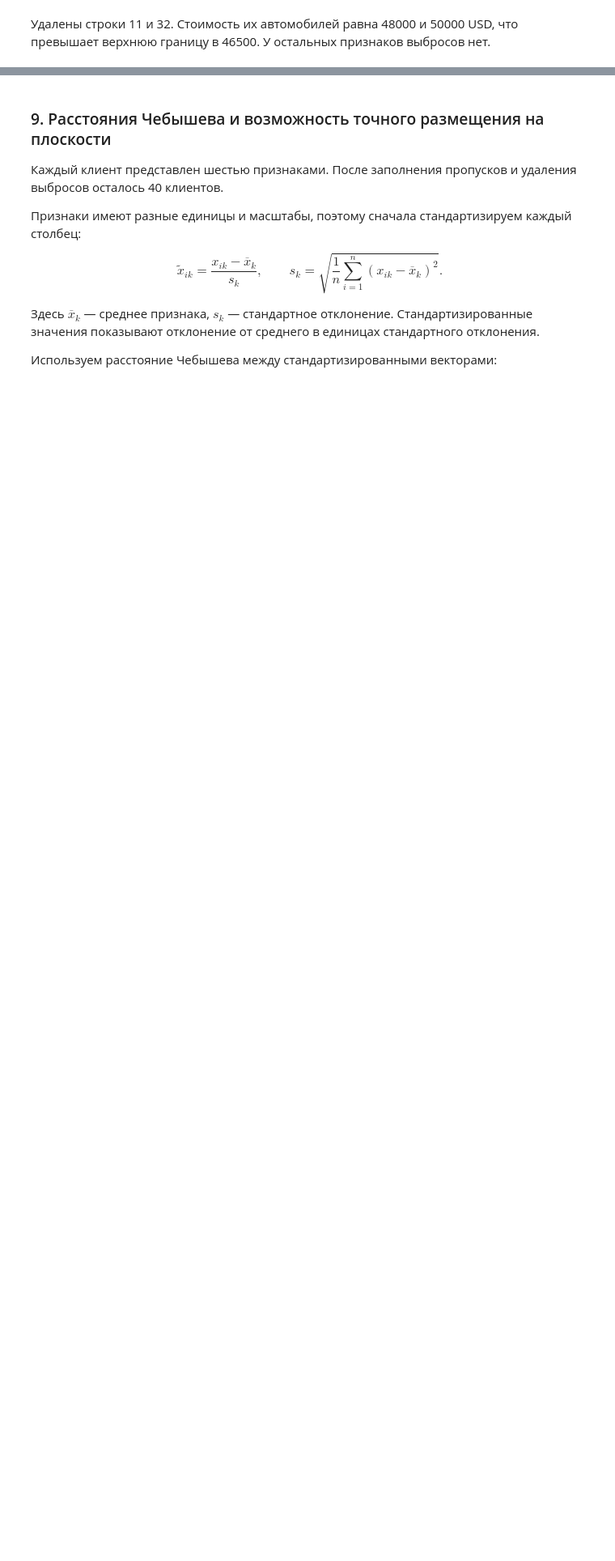
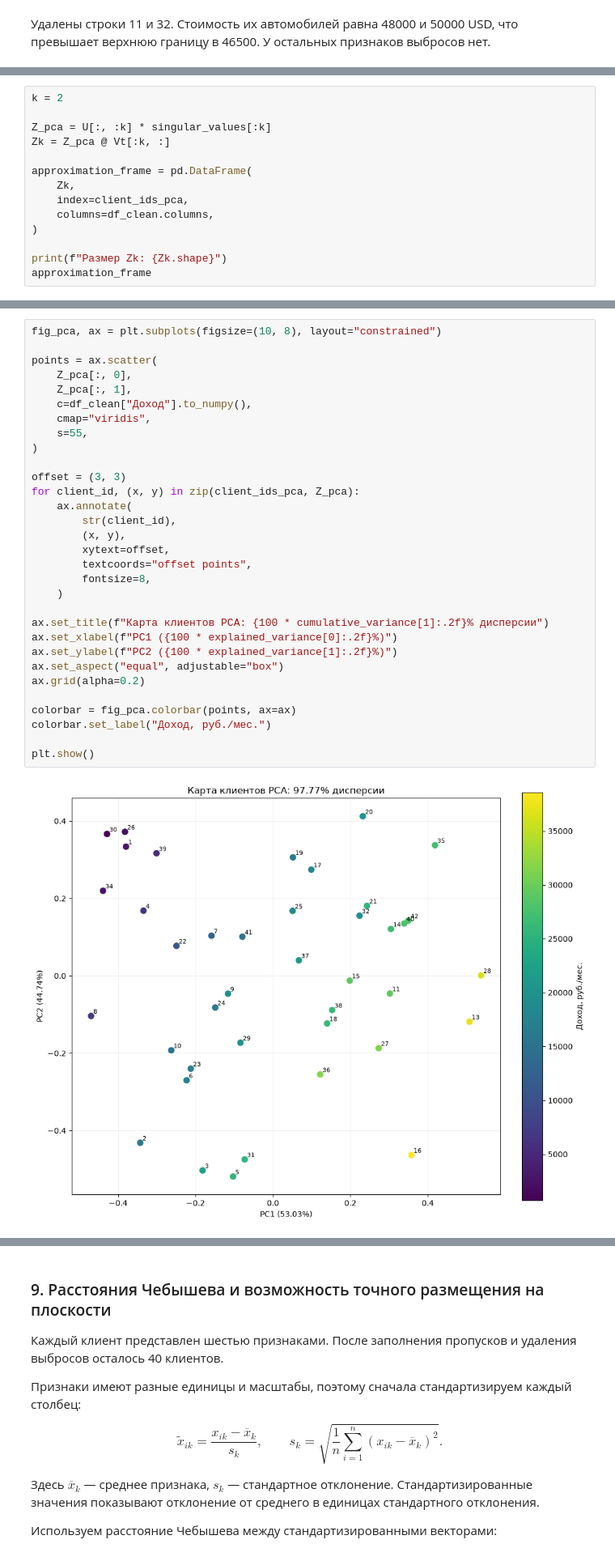
Before and after one commit to conk7/mda, a Jupyter notebook: lab1.ipynb, the cells around one changed output, grey strips where cells are left out. Shown at 81% size. Cells and saved outputs as stored; diff of their text form; blank space fills up the shorter version.

```diff
--- a/lab1.ipynb
+++ b/lab1.ipynb
@@ -254,0 +550,14 @@ df_clean
+# %%
+k = 2
+
+Z_pca = U[:, :k] * singular_values[:k]
+Zk = Z_pca @ Vt[:k, :]
+
+approximation_frame = pd.DataFrame(
+    Zk,
+    index=client_ids_pca,
+    columns=df_clean.columns,
+)
+
+print(f"Размер Zk: {Zk.shape}")
+approximation_frame
@@ -254,0 +642,33 @@ df_clean
+# %%
+fig_pca, ax = plt.subplots(figsize=(10, 8), layout="constrained")
+
+points = ax.scatter(
+    Z_pca[:, 0],
+    Z_pca[:, 1],
+    c=df_clean["Доход"].to_numpy(),
+    cmap="viridis",
+    s=55,
+)
+
+offset = (3, 3)
+for client_id, (x, y) in zip(client_ids_pca, Z_pca):
+    ax.annotate(
+        str(client_id),
+        (x, y),
+        xytext=offset,
+        textcoords="offset points",
+        fontsize=8,
+    )
+
+ax.set_title(f"Карта клиентов PCA: {100 * cumulative_variance[1]:.2f}% дисперсии")
+ax.set_xlabel(f"PC1 ({100 * explained_variance[0]:.2f}%)")
+ax.set_ylabel(f"PC2 ({100 * explained_variance[1]:.2f}%)")
+ax.set_aspect("equal", adjustable="box")
+ax.grid(alpha=0.2)
+
+colorbar = fig_pca.colorbar(points, ax=ax)
+colorbar.set_label("Доход, руб./мес.")
+
+plt.show()
+# %% [output]
+[figure, added]
```
Also changed, not shown: parts of 31 cells of this notebook.
